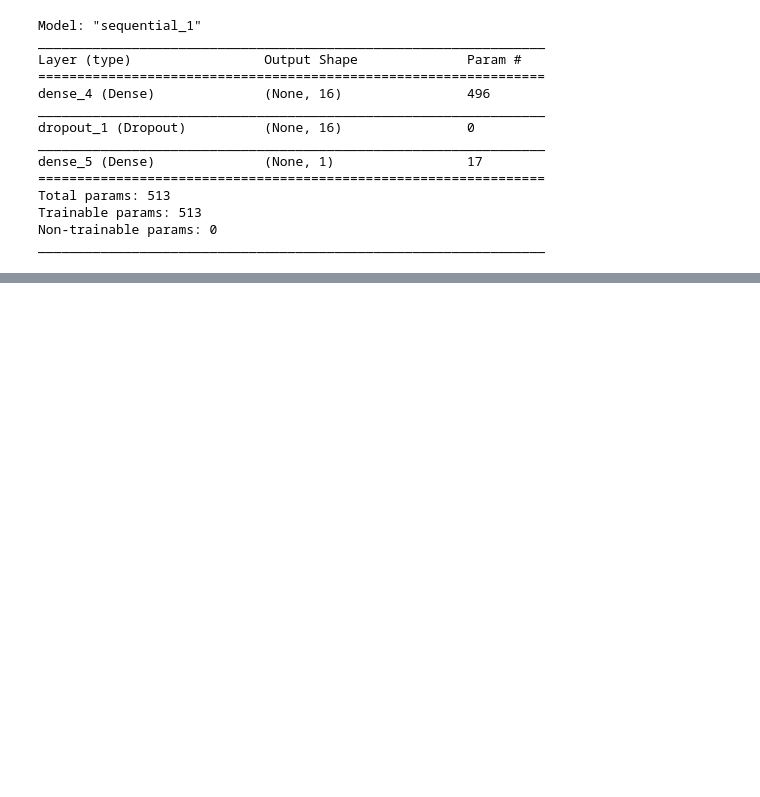
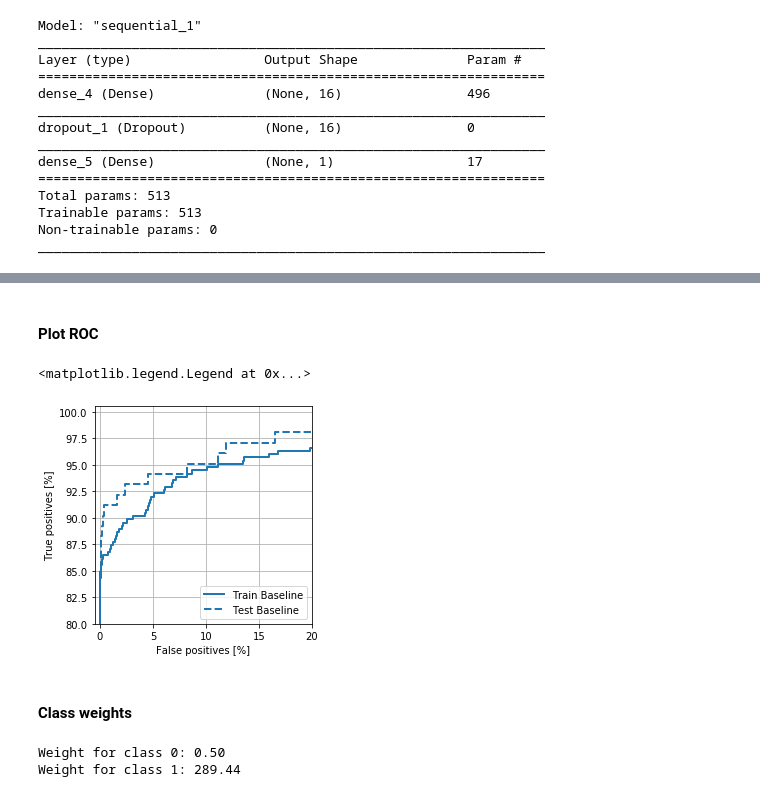
Before and after one commit to acharles7/data-science-notebooks, a Jupyter notebook: fraud_detection.ipynb, the cells around one changed output, grey strips where cells are left out. Cells and saved outputs as stored; diff of their text form; code cells hidden in the pictures; blank space fills up the shorter version.

```diff
--- a/fraud_detection.ipynb
+++ b/fraud_detection.ipynb
@@ -169,0 +308,3 @@ _________________________________________________________________
+# %%
+train_predictions_baseline = model.predict(train_features, batch_size=BATCH_SIZE)
+test_predictions_baseline = model.predict(test_features, batch_size=BATCH_SIZE)
@@ -169,0 +315,5 @@ _________________________________________________________________
+# %%
+baseline_results = model.evaluate(test_features, test_labels, batch_size=BATCH_SIZE, verbose=0)
+for name, value in zip(model.metrics_names, baseline_results):
+    print(name, ': ', value)
+plot_cm(test_labels, test_predictions_baseline)
@@ -169,0 +332,34 @@ _________________________________________________________________
+# %% [markdown]
+#### Plot ROC
+# %%
+def plot_roc(name, labels, predictions, **kwargs):
+    fp, tp, _ = roc_curve(labels, predictions)
+
+    plt.plot(100*fp, 100*tp, label=name, linewidth=2, **kwargs)
+    plt.xlabel('False positives [%]')
+    plt.ylabel('True positives [%]')
+    plt.xlim([-0.5,20])
+    plt.ylim([80,100.5])
+    plt.grid(True)
+    ax = plt.gca()
+    ax.set_aspect('equal')
+
+plot_roc("Train Baseline", train_labels, train_predictions_baseline, color=colors[0])
+plot_roc("Test Baseline", test_labels, test_predictions_baseline, color=colors[0], linestyle='--')
+plt.legend(loc='lower right')
+# %% [output]
+<matplotlib.legend.Legend at 0x...>
+[figure, added]
+# %% [markdown]
+#### Class weights
+# %%
+weight_for_0 = (1 / neg)*(total)/2.0
+weight_for_1 = (1 / pos)*(total)/2.0
+
+class_weight = {0: weight_for_0, 1: weight_for_1}
+
+print(f'Weight for class 0: {weight_for_0:.2f}')
+print(f'Weight for class 1: {weight_for_1:.2f}')
+# %% [output]
+Weight for class 0: 0.50
+Weight for class 1: 289.44
```
Also changed, not shown: parts of 16 cells of this notebook.
